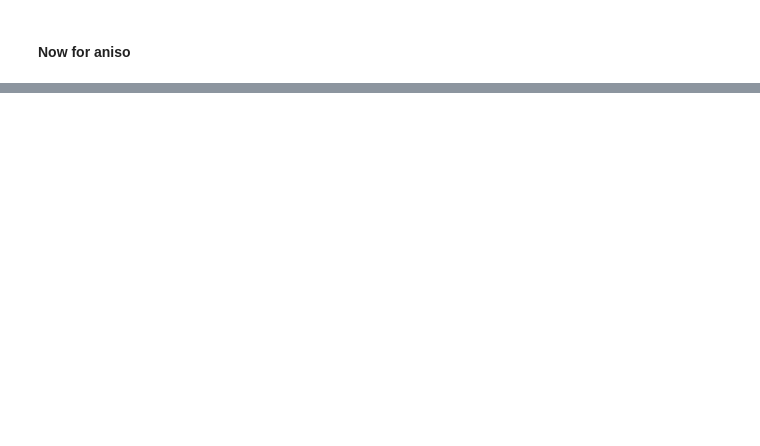
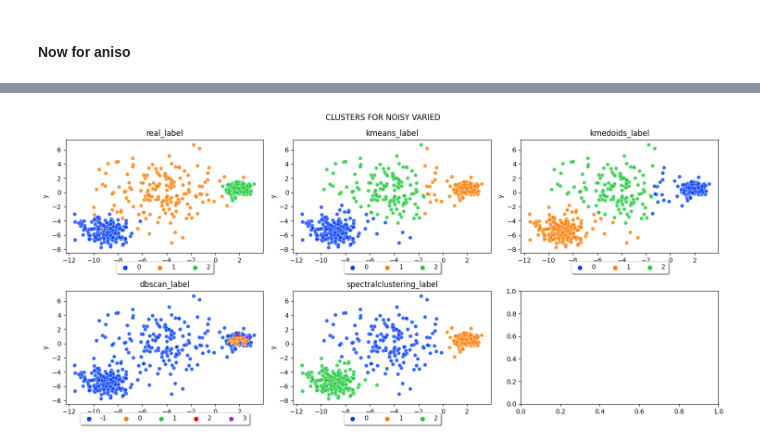
Before and after one commit to jolual2747/unsupervised_learning_workshop2, a Jupyter notebook: workshop_development.ipynb, the cells around one changed output, grey strips where cells are left out. Saved outputs shown, nothing was run; the diff lists cells and outputs as text; code cells hidden in the pictures; blank space fills up the shorter version.

Commit message:
plots created

```diff
--- a/workshop_development.ipynb
+++ b/workshop_development.ipynb
@@ -286,0 +265,19 @@ plt.show()
+# %%
+fig, axes = plt.subplots(2,3, figsize = (15,7))
+fig.suptitle('Clusters for noisy varied'.upper())
+
+cluster_labels = ['real_label', 'kmeans_label', 'kmedoids_label', 'dbscan_label', 'spectralclustering_label']
+i = 0
+for row in range(2):
+    for col in range(3):
+        try:
+            axes[row, col].set_title(cluster_labels[i])
+            sns.scatterplot(data = varied_df, x = 'x', y = 'y', hue = cluster_labels[i], alpha = 0.8, palette='bright', ax = axes[row, col])
+            axes[row,col].legend(loc='upper center', bbox_to_anchor=(0.5, -0.05), fancybox=True, shadow=True, ncol=5)
+            i += 1
+        except:
+            pass
+    plt.tight_layout()
+plt.show()
+# %% [output]
+[figure, added]
```
Also changed, not shown: parts of 9 cells of this notebook.
